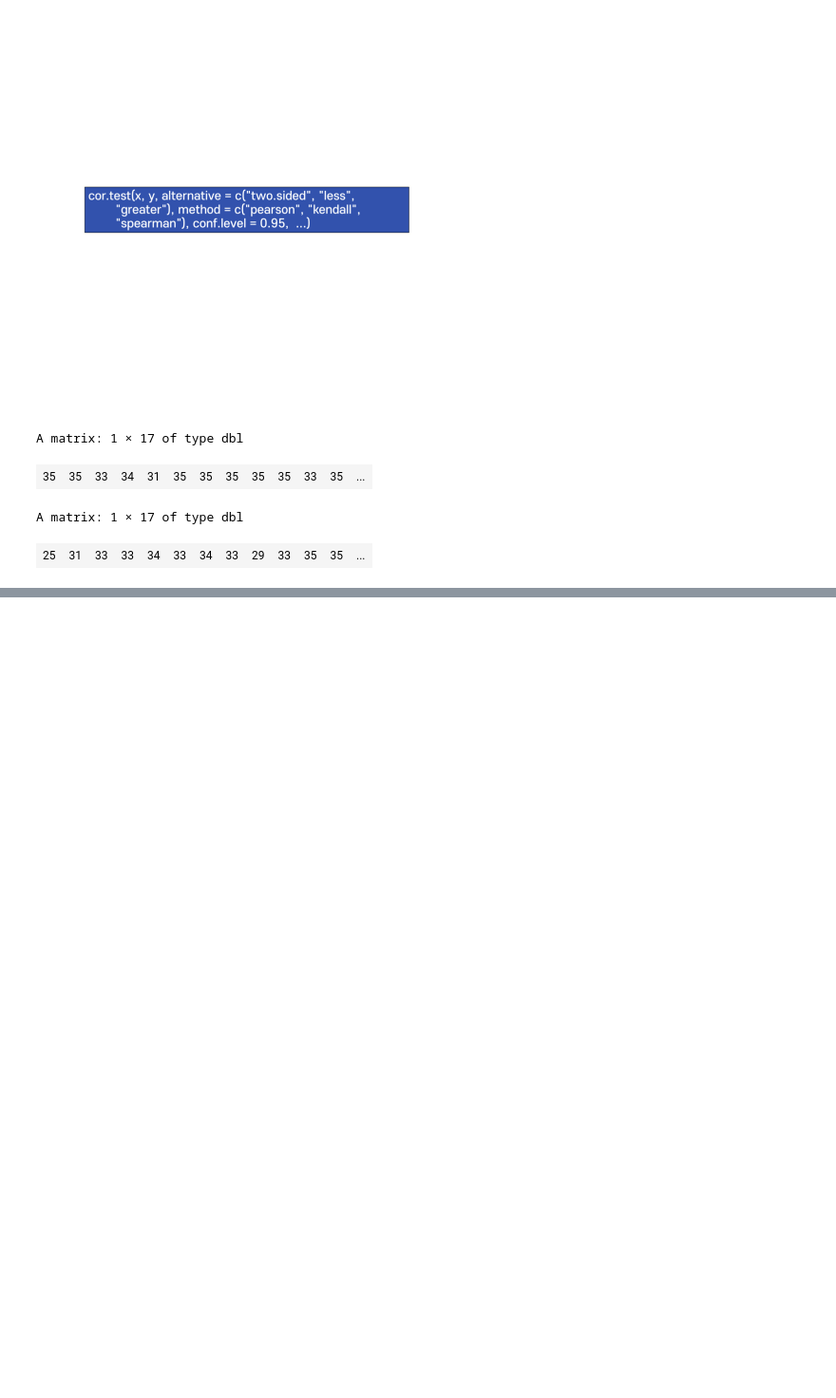
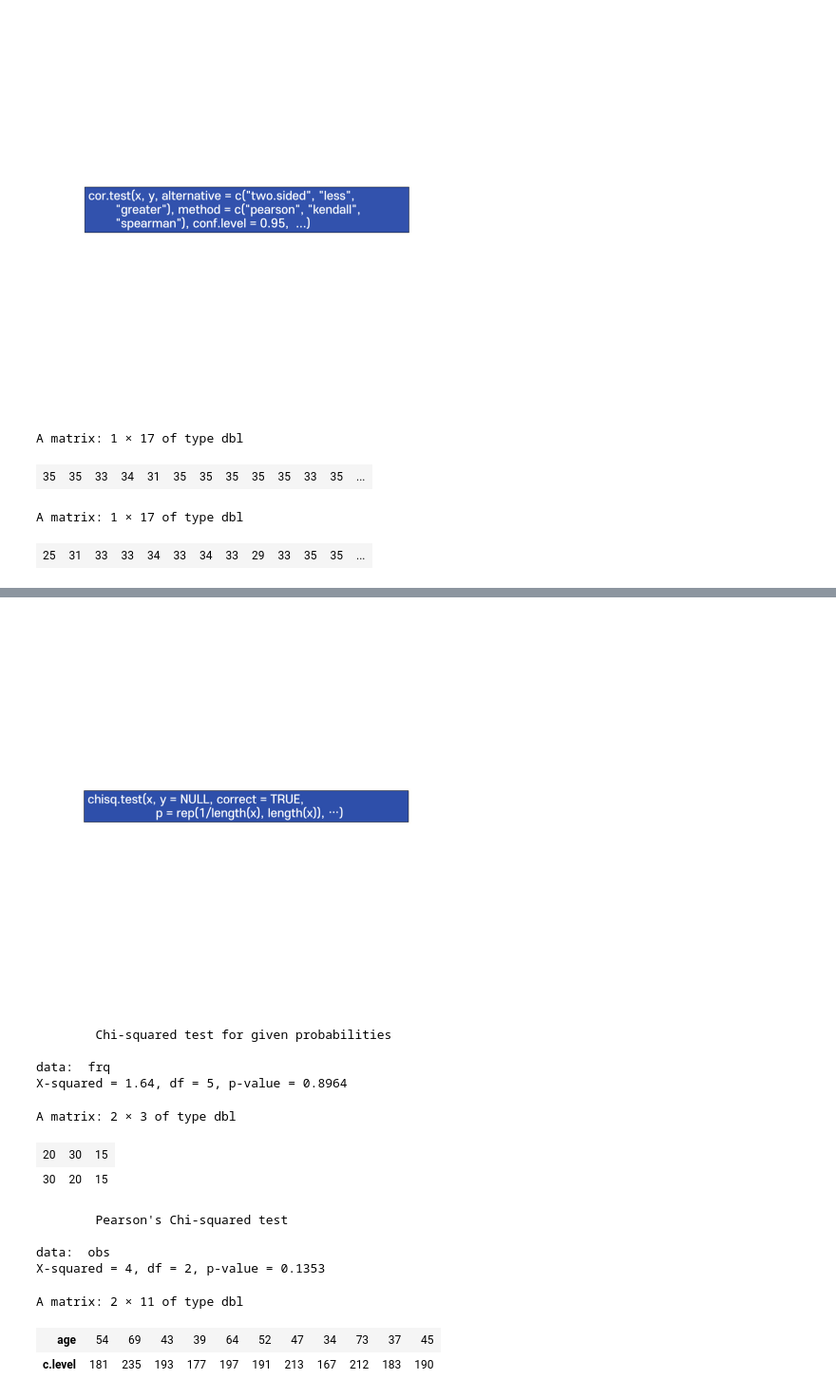
Before and after one commit to KNOU-STUDY/KNOU-R-DATA-ANALYSIS, a Jupyter notebook: ch7/first.ipynb, the cells around one changed output, grey strips where cells are left out. Shown at 95% size. Cells and saved outputs as stored; diff of their text form; code cells hidden in the pictures; blank space fills up the shorter version.

```diff
--- a/ch7/first.ipynb
+++ b/ch7/first.ipynb
@@ -122,0 +137,31 @@ A matrix: 1 × 17 of type dbl
+# %%
+# 3.8.1 적합도 검정
+# 적합도와 독럽성 모두 chisq.test로 알 수 있다.
+plot(load.image('./img/006.png'), axes = F)
+# %% [output]
+[figure, added]
+# %%
+# 주사위를 100번 던져 기록하 눈금의 횟수가 다음과 같을 때 이 주사위의 각 눈금이 나올 확률이 모두 1/6인지 검정 -> 적합도 검정
+# 0.05보다 크니 귀무가설을 기각하지 못한다 -> 공평한 주사위이다.
+frq <- c(19, 16, 19, 18, 14, 14)
+chisq.test(frq)
+# %% [output]
+        Chi-squared test for given probabilities
+
+data:  frq
+X-squared = 1.64, df = 5, p-value = 0.8964
+# %%
+# 성별과 정당지지지도를 조사한 다음 결과에서 성별과 정당지지도가 독립이라고 할 수 있겠는가?
+obs <- matrix(c(20, 30, 15, 30, 20, 15), ncol=3, byrow=T)
+obs
+# %% [output]
+A matrix: 2 × 3 of type dbl
+| 20 | 30 | 15 |
+| 30 | 20 | 15 |
+# %%
+chisq.test(obs)
+# %% [output]
+        Pearson's Chi-squared test
+
+data:  obs
+X-squared = 4, df = 2, p-value = 0.1353
@@ -122,0 +176,7 @@ A matrix: 1 × 17 of type dbl
+# %%
+cdata <- data.frame(age, c.level)
+t(cdata)
+# %% [output]
+A matrix: 2 × 11 of type dbl
+| age | 54 | 69 | 43 | 39 | 64 | 52 | 47 | 34 | 73 | 37 | 45 |
+| c.level | 181 | 235 | 193 | 177 | 197 | 191 | 213 | 167 | 212 | 183 | 190 |
```
Also changed, not shown: parts of 9 cells of this notebook, 2 other files.
